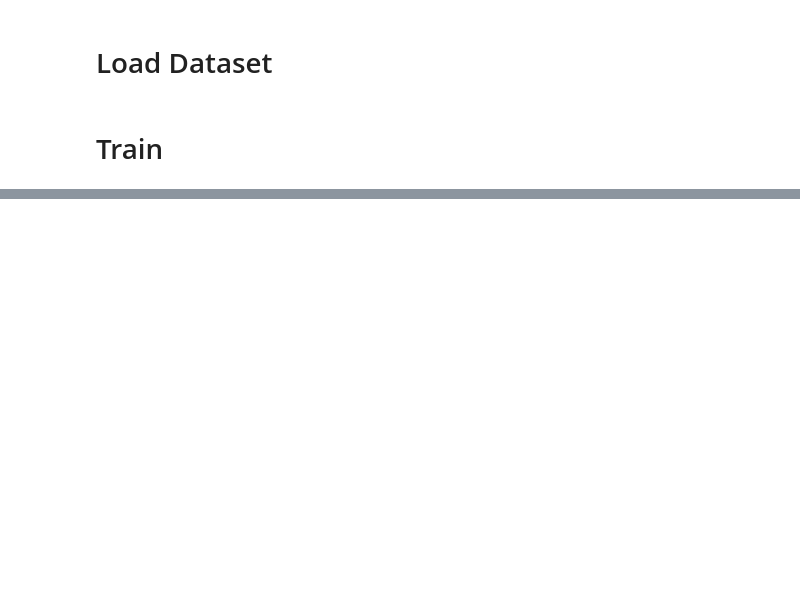
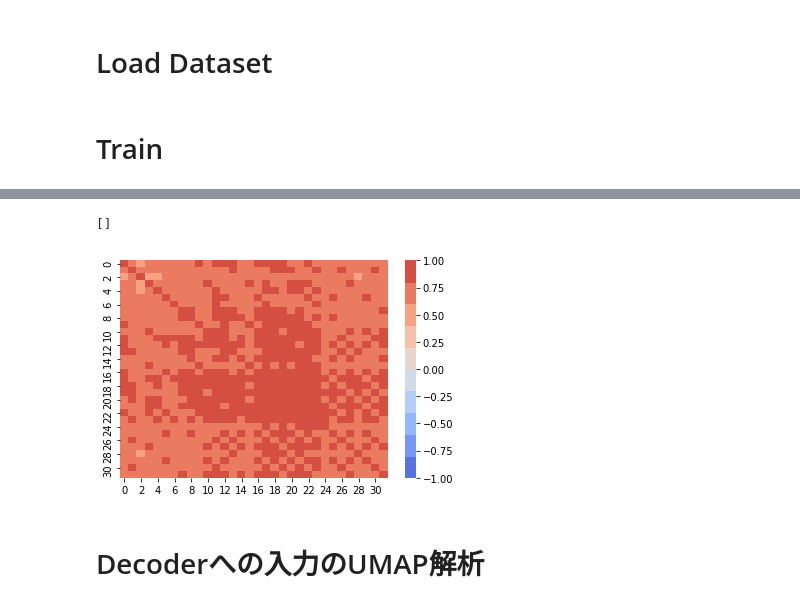
Before and after one commit to oriki101/vq-vae_1d, a Jupyter notebook: notebook/vq-vae_temperature.ipynb, the cells around one changed output, grey strips where cells are left out. Saved outputs shown, nothing was run; the diff lists cells and outputs as text; code cells hidden in the pictures; blank space fills up the shorter version.

```diff
--- a/notebook/vq-vae_temperature.ipynb
+++ b/notebook/vq-vae_temperature.ipynb
@@ -140,0 +263,8 @@ Wall time: 6h 42min 40s
+# %%
+def cos_sim(v1, v2):
+    return np.dot(v1, v2) / (np.linalg.norm(v1) * np.linalg.norm(v2))
+# %%
+id = get_token_id_from_vqvae(model, data)
+id = id.to('cpu').detach().numpy().copy()
+corpus = model._vq_vae._embedding.weight
+corpus = corpus.to('cpu').detach().numpy().copy()
@@ -140,0 +298,32 @@ Wall time: 6h 42min 40s
+# %%
+pine1 = ['pineapple 1d{}t'.format(i) for i in range(5)]
+pine2 = ['pineapple 2d{}t'.format(i) for i in range(3)]
+potato1 = ['potato 1d{}t'.format(i) for i in range(5)]
+potato2= ['potato 2d{}t'.format(i) for i in range(3)]
+ume1=['pickled plums 1d{}t'.format(i) for i in range(5)]
+ume2=['pickled plums 2d{}t'.format(i) for i in range(3)]
+chocolate1 = ['chocolate 1d{}t'.format(i) for i in range(5)]
+chocolate2 = ['chocolate 1d{}t'.format(i) for i in range(3)]
+
+index = []
+index.extend(pine1)
+index.extend(potato1)
+index.extend(ume1)
+index.extend(chocolate1)
+index.extend(pine2)
+index.extend(potato2)
+index.extend(ume2)
+index.extend(chocolate2)
+
+columns = index
+
+all_cos_sequence = []
+for i in range(len(index)):
+    cos_sequence = []
+    for j in range(len(index)):
+        cos_sequence.append(cos_sim(id[i], id[j]))
+    all_cos_sequence.append(cos_sequence)
+all_cos_sequence = np.array(all_cos_sequence)
+df = pd.DataFrame(data=all_cos_sequence, index=index, columns=columns, dtype='float')
+# print(df)
+# df.to_excel('temperature_cos_sim.xlsx')
@@ -140,0 +348,8 @@ Wall time: 6h 42min 40s
+# %%
+sns.heatmap(all_cos_sequence, cmap= sns.color_palette('coolwarm', 10), vmin = -1, vmax = 1)
+plt.plot()
+# %% [output]
+[]
+[figure, added]
+# %% [markdown]
+# Decoderへの入力のUMAP解析
```
Also changed, not shown: parts of 27 cells of this notebook, 20 other files.
